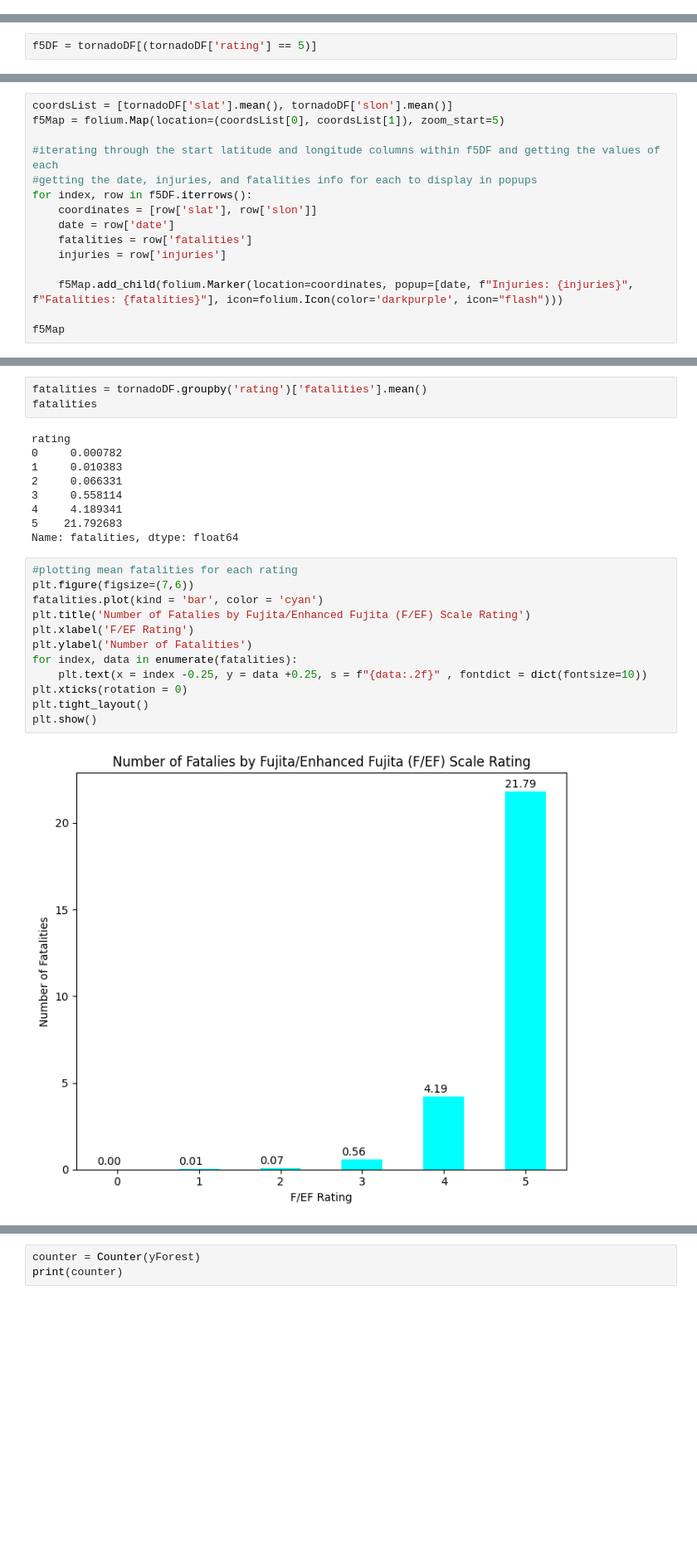
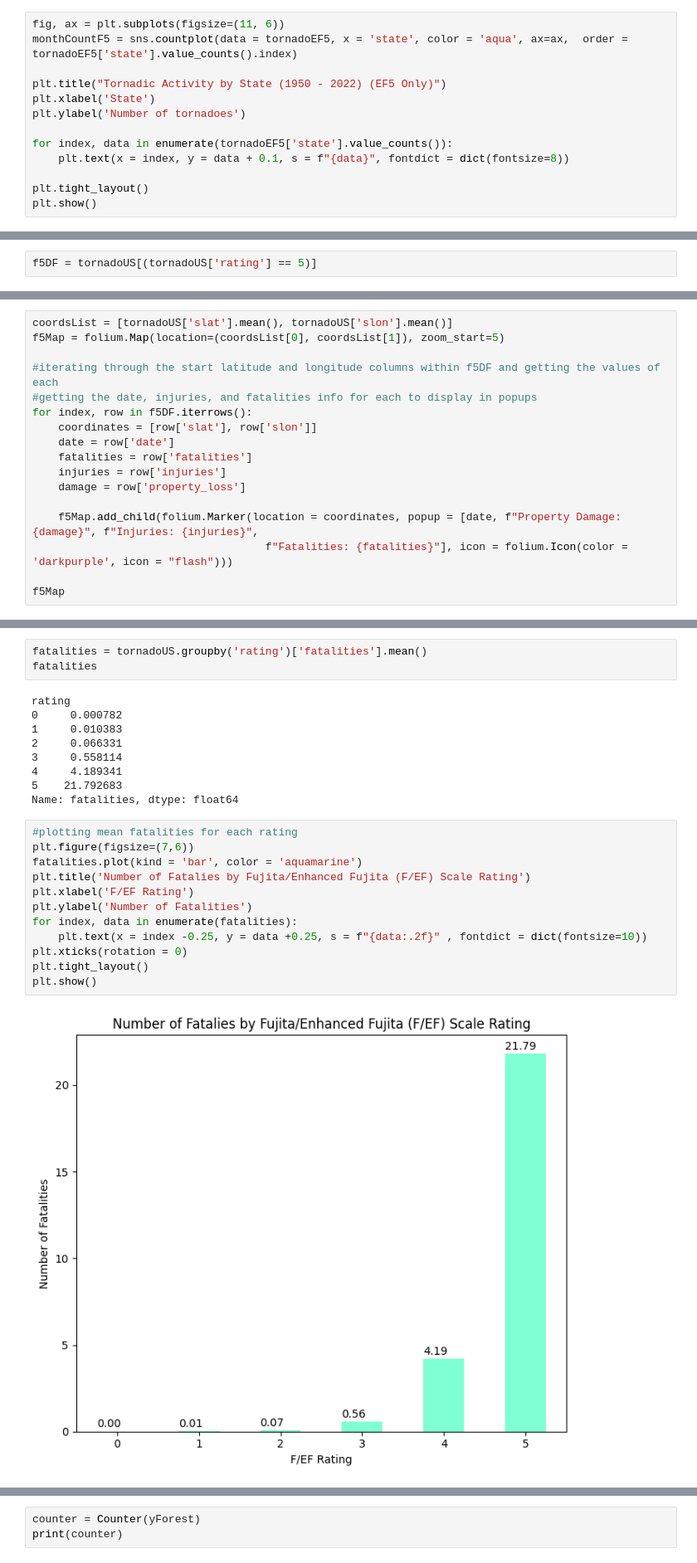
Before and after one commit to Jade-Annalise/TornadoAnalysis, a Jupyter notebook: Tornadic Activity Analysis.ipynb, the cells around one changed output, grey strips where cells are left out. Shown at 83% size. Saved outputs shown, nothing was run; the diff lists cells and outputs as text; blank space fills up the shorter version.

```diff
--- a/Tornadic Activity Analysis.ipynb
+++ b/Tornadic Activity Analysis.ipynb
@@ -291,0 +358,13 @@ plt.show()
+# %%
+fig, ax = plt.subplots(figsize=(11, 6))
+monthCountF5 = sns.countplot(data = tornadoEF5, x = 'state', color = 'aqua', ax=ax,  order = tornadoEF5['state'].value_counts().index)
+
+plt.title("Tornadic Activity by State (1950 - 2022) (EF5 Only)")
+plt.xlabel('State')
+plt.ylabel('Number of tornadoes')
+
+for index, data in enumerate(tornadoEF5['state'].value_counts()):
+    plt.text(x = index, y = data + 0.1, s = f"{data}", fontdict = dict(fontsize=8))
+
+plt.tight_layout()
+plt.show()
@@ -349,5 +407,5 @@ plt.show()
 # %%
-f5DF = tornadoDF[(tornadoDF['rating'] == 5)]
+f5DF = tornadoUS[(tornadoUS['rating'] == 5)]
 # %%
 f5DF.sort_values(by = 'fatalities', ascending = False)
 # %% [output]
@@ -365,7 +423,7 @@ f5DF.sort_values(by = 'fatalities', ascending = False)
 | 36862 | 1996 | 7 | 18 | 1996-07-18 | 18 | 3 | WI | 5 | 12 | 0 | ... |
 82 rows × 19 columns
 # %%
-coordsList = [tornadoDF['slat'].mean(), tornadoDF['slon'].mean()]
+coordsList = [tornadoUS['slat'].mean(), tornadoUS['slon'].mean()]
 f5Map = folium.Map(location=(coordsList[0], coordsList[1]), zoom_start=5)
 
 #iterating through the start latitude and longitude columns within f5DF and getting the values of each
@@ -375,14 +433,16 @@ for index, row in f5DF.iterrows():
     date = row['date']
     fatalities = row['fatalities']
     injuries = row['injuries']
+    damage = row['property_loss']
 
-    f5Map.add_child(folium.Marker(location=coordinates, popup=[date, f"Injuries: {injuries}", f"Fatalities: {fatalities}"], icon=folium.Icon(color='darkpurple', icon="flash")))
+    f5Map.add_child(folium.Marker(location = coordinates, popup = [date, f"Property Damage: {damage}", f"Injuries: {injuries}",
+                                    f"Fatalities: {fatalities}"], icon = folium.Icon(color = 'darkpurple', icon = "flash")))
 
 f5Map
 # %% [output]
 [interactive output not drawn]
 # %%
-fatalities = tornadoDF.groupby('rating')['fatalities'].mean()
+fatalities = tornadoUS.groupby('rating')['fatalities'].mean()
 fatalities
 # %% [output]
 rating
@@ -396,15 +456,15 @@ Name: fatalities, dtype: float64
 # %%
 #plotting mean fatalities for each rating
 plt.figure(figsize=(7,6))
-fatalities.plot(kind = 'bar', color = 'cyan')
+fatalities.plot(kind = 'bar', color = 'aquamarine')
 plt.title('Number of Fatalies by Fujita/Enhanced Fujita (F/EF) Scale Rating')
 plt.xlabel('F/EF Rating')
 plt.ylabel('Number of Fatalities')
 for index, data in enumerate(fatalities):
     plt.text(x = index -0.25, y = data +0.25, s = f"{data:.2f}" , fontdict = dict(fontsize=10))
 plt.xticks(rotation = 0)
 plt.tight_layout()
 plt.show()
 # %% [output]
-[figure, old version]
+[figure, new version]
 # %%
```
Also changed, not shown: parts of 76 cells of this notebook.
